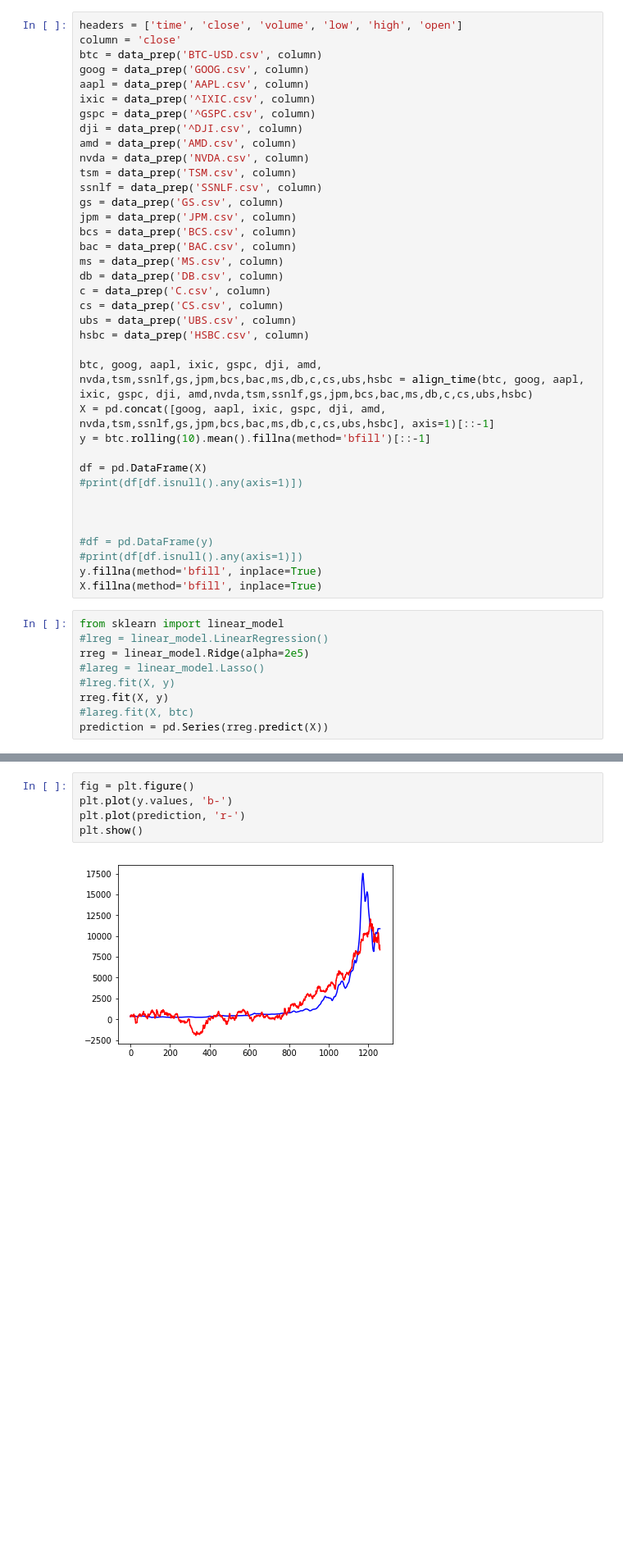
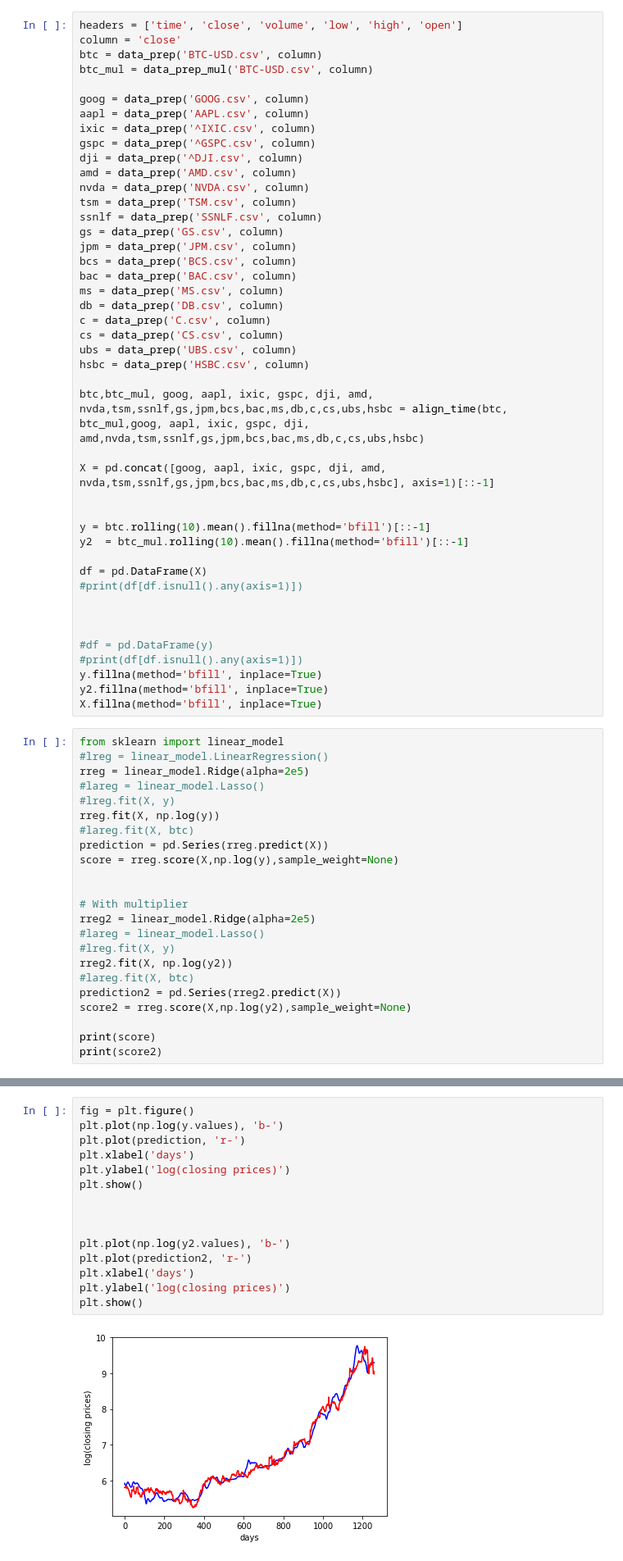
Before and after one commit to Pratikshasharma/CS216_bitcoin_price_prediction, a Jupyter notebook: code/stocks_data/Regression-Model.ipynb, the cells around one changed output, grey strips where cells are left out. Shown at 82% size. Cells and saved outputs as stored; diff of their text form; blank space fills up the shorter version.

Commit message:
Added the multiplier with Bitcoin prediction

```diff
--- a/code/stocks_data/Regression-Model.ipynb
+++ b/code/stocks_data/Regression-Model.ipynb
@@ -24,6 +46,8 @@ def data_prep(filename, column):
 headers = ['time', 'close', 'volume', 'low', 'high', 'open']
 column = 'close'
 btc = data_prep('BTC-USD.csv', column)
+btc_mul = data_prep_mul('BTC-USD.csv', column)
+
 goog = data_prep('GOOG.csv', column)
 aapl = data_prep('AAPL.csv', column)
 ixic = data_prep('^IXIC.csv', column)
@@ -44,9 +68,13 @@ cs = data_prep('CS.csv', column)
 ubs = data_prep('UBS.csv', column)
 hsbc = data_prep('HSBC.csv', column)
 
-btc, goog, aapl, ixic, gspc, dji, amd, nvda,tsm,ssnlf,gs,jpm,bcs,bac,ms,db,c,cs,ubs,hsbc = align_time(btc, goog, aapl, ixic, gspc, dji, amd,nvda,tsm,ssnlf,gs,jpm,bcs,bac,ms,db,c,cs,ubs,hsbc)
+btc,btc_mul, goog, aapl, ixic, gspc, dji, amd, nvda,tsm,ssnlf,gs,jpm,bcs,bac,ms,db,c,cs,ubs,hsbc = align_time(btc, btc_mul,goog, aapl, ixic, gspc, dji, amd,nvda,tsm,ssnlf,gs,jpm,bcs,bac,ms,db,c,cs,ubs,hsbc)
+
 X = pd.concat([goog, aapl, ixic, gspc, dji, amd, nvda,tsm,ssnlf,gs,jpm,bcs,bac,ms,db,c,cs,ubs,hsbc], axis=1)[::-1]
+
+
 y = btc.rolling(10).mean().fillna(method='bfill')[::-1]
+y2  = btc_mul.rolling(10).mean().fillna(method='bfill')[::-1]
 
 df = pd.DataFrame(X)
 #print(df[df.isnull().any(axis=1)])
@@ -56,6 +84,7 @@ df = pd.DataFrame(X)
 #df = pd.DataFrame(y)
 #print(df[df.isnull().any(axis=1)])
 y.fillna(method='bfill', inplace=True)
+y2.fillna(method='bfill', inplace=True)
 X.fillna(method='bfill', inplace=True)
 # %%
 from sklearn import linear_model
@@ -63,6 +92,20 @@ from sklearn import linear_model
 rreg = linear_model.Ridge(alpha=2e5)
 #lareg = linear_model.Lasso()
 #lreg.fit(X, y)
-rreg.fit(X, y)
+rreg.fit(X, np.log(y))
 #lareg.fit(X, btc)
 prediction = pd.Series(rreg.predict(X))
+score = rreg.score(X,np.log(y),sample_weight=None)
+
+
+# With multiplier
+rreg2 = linear_model.Ridge(alpha=2e5)
+#lareg = linear_model.Lasso()
+#lreg.fit(X, y)
+rreg2.fit(X, np.log(y2))
+#lareg.fit(X, btc)
+prediction2 = pd.Series(rreg2.predict(X))
+score2 = rreg.score(X,np.log(y2),sample_weight=None)
+
+print(score)
+print(score2)
@@ -71,8 +117,18 @@ import matplotlib.pyplot as plt
 %matplotlib inline
 # %%
 fig = plt.figure()
-plt.plot(y.values, 'b-')
+plt.plot(np.log(y.values), 'b-')
 plt.plot(prediction, 'r-')
+plt.xlabel('days')
+plt.ylabel('log(closing prices)')
 plt.show()
+
+
+
+plt.plot(np.log(y2.values), 'b-')
+plt.plot(prediction2, 'r-')
+plt.xlabel('days')
+plt.ylabel('log(closing prices)')
+plt.show()
 # %% [output]
-[figure, old version]
+[figure, new version]
```
Also changed, not shown: parts of 3 cells of this notebook, 1 other file.
